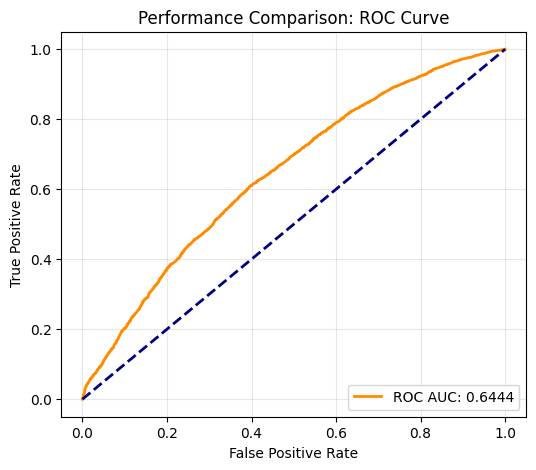
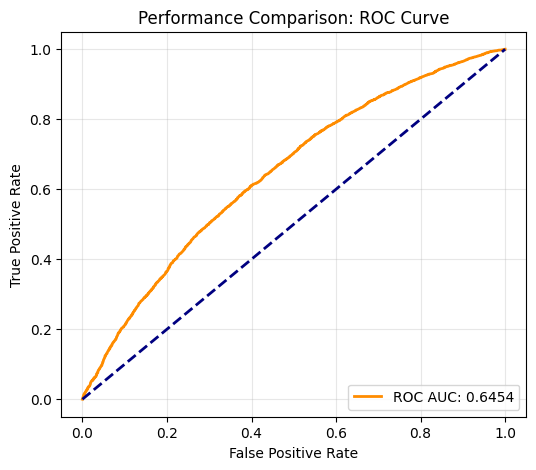
The change to this notebook cell's code, shown as a diff; its figure went from the first image to the second:
--- before
+++ after
@@ -23,5 +23,5 @@
 plt.figure(figsize=(6, 5))
 plt.plot(fpr, tpr, color='darkorange', lw=2, label=f'ROC AUC: {metrics_summary.iloc[4,1]:.4f}')
-plt.plot([0, 1], color='navy', lw=2, linestyle='--')
+plt.plot([0, 1], [0, 1], color='navy', lw=2, linestyle='--')
 plt.title("Performance Comparison: ROC Curve")
 plt.xlabel("False Positive Rate")

Commit: Submission update